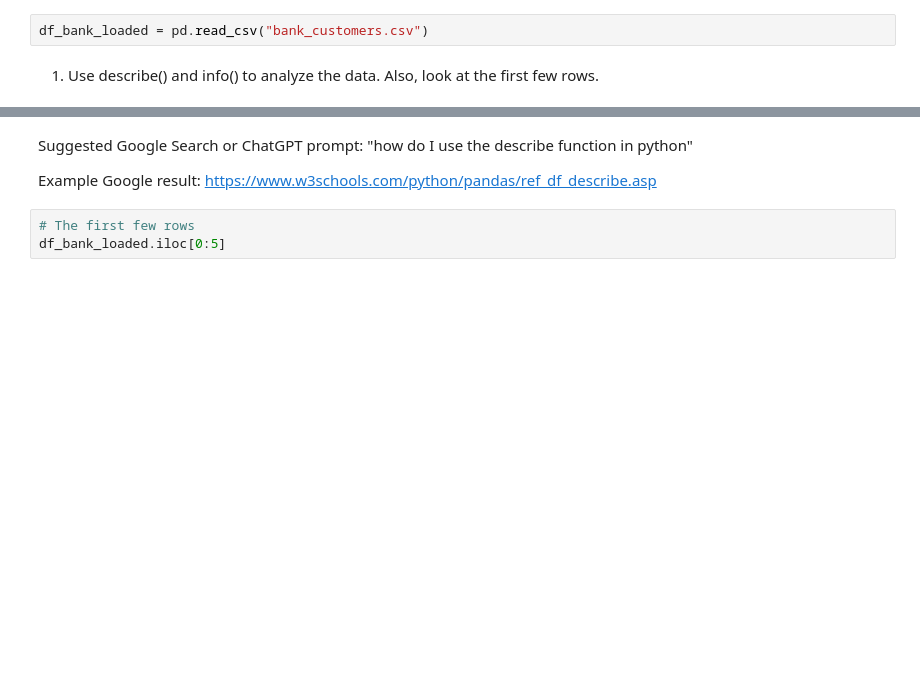
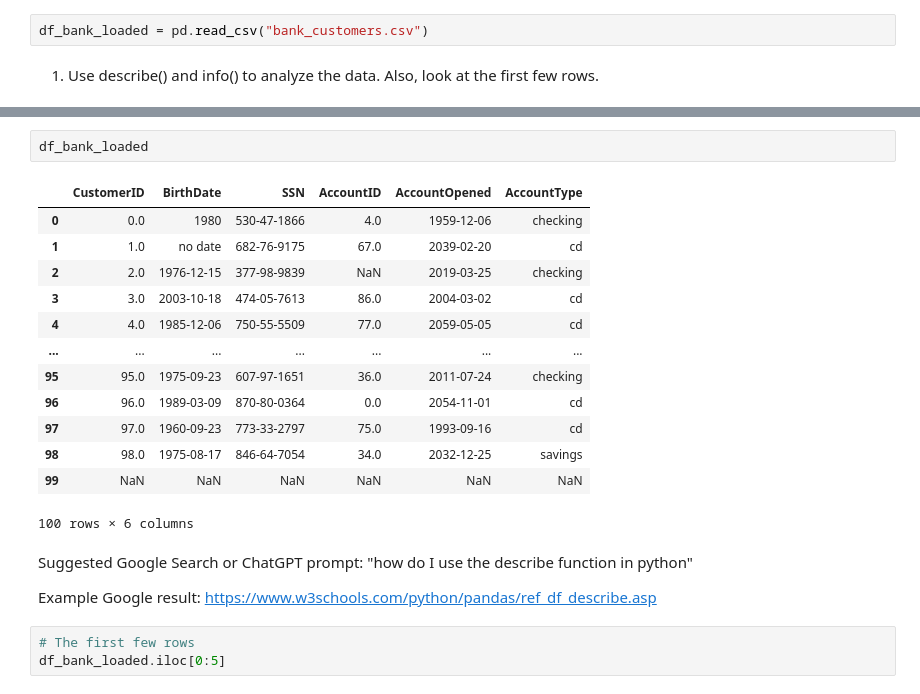
Before and after one commit to calebhadley1/Module-B-semester-2, a Jupyter notebook: OMDS-ModB2-Week1-Hadley-Caleb.ipynb, the cells around one changed output, grey strips where cells are left out. Saved outputs shown, nothing was run; the diff lists cells and outputs as text; blank space fills up the shorter version.

```diff
--- a/OMDS-ModB2-Week1-Hadley-Caleb.ipynb
+++ b/OMDS-ModB2-Week1-Hadley-Caleb.ipynb
@@ -135,3 +163,19 @@ df_bank_loaded = pd.read_csv("bank_customers.csv")
+# %%
+df_bank_loaded
+# %% [output]
+|  | CustomerID | BirthDate | SSN | AccountID | AccountOpened | AccountType |
+| 0 | 0.0 | 1980 | 530-47-1866 | 4.0 | 1959-12-06 | checking |
+| 1 | 1.0 | no date | 682-76-9175 | 67.0 | 2039-02-20 | cd |
+| 2 | 2.0 | 1976-12-15 | 377-98-9839 | NaN | 2019-03-25 | checking |
+| 3 | 3.0 | 2003-10-18 | 474-05-7613 | 86.0 | 2004-03-02 | cd |
+| 4 | 4.0 | 1985-12-06 | 750-55-5509 | 77.0 | 2059-05-05 | cd |
+| ... | ... | ... | ... | ... | ... | ... |
+| 95 | 95.0 | 1975-09-23 | 607-97-1651 | 36.0 | 2011-07-24 | checking |
+| 96 | 96.0 | 1989-03-09 | 870-80-0364 | 0.0 | 2054-11-01 | cd |
+| 97 | 97.0 | 1960-09-23 | 773-33-2797 | 75.0 | 1993-09-16 | cd |
+| 98 | 98.0 | 1975-08-17 | 846-64-7054 | 34.0 | 2032-12-25 | savings |
+| 99 | NaN | NaN | NaN | NaN | NaN | NaN |
+100 rows × 6 columns
 # %% [markdown]
 Suggested Google Search or ChatGPT prompt: "how do I use the describe function in python"
 
```
Also changed, not shown: parts of 23 cells of this notebook, 1 other file.
